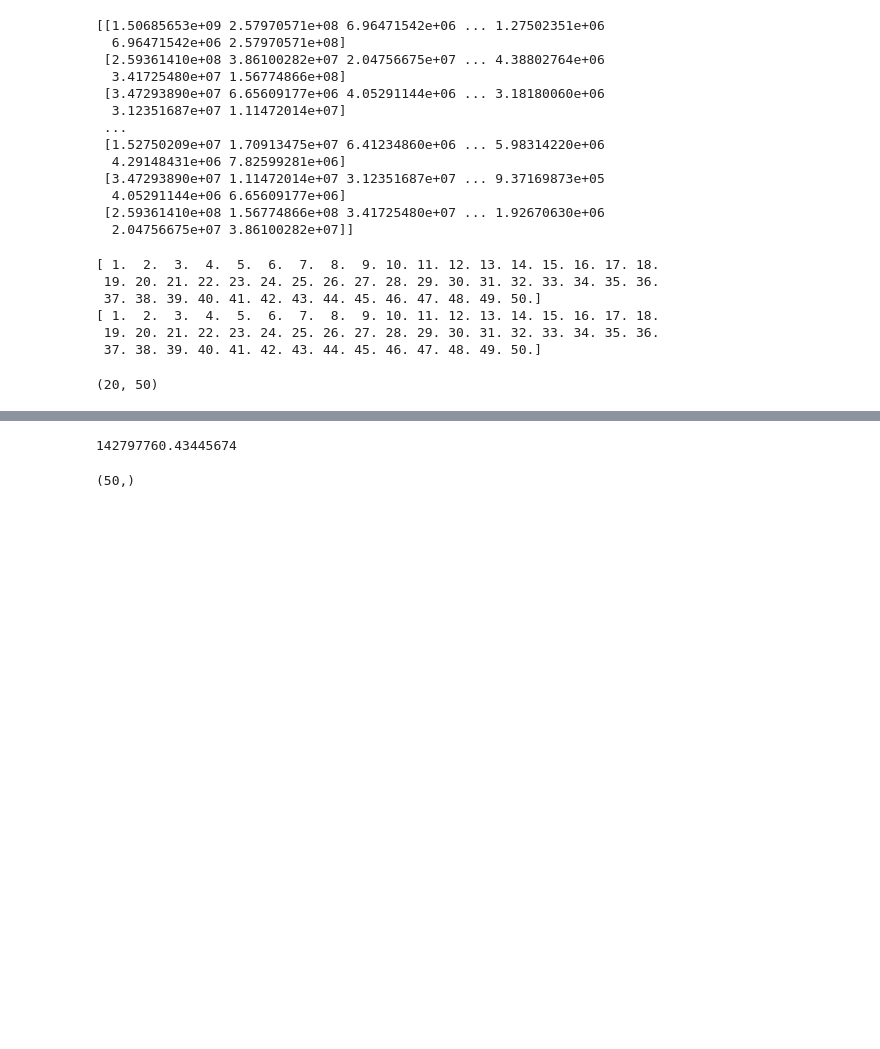
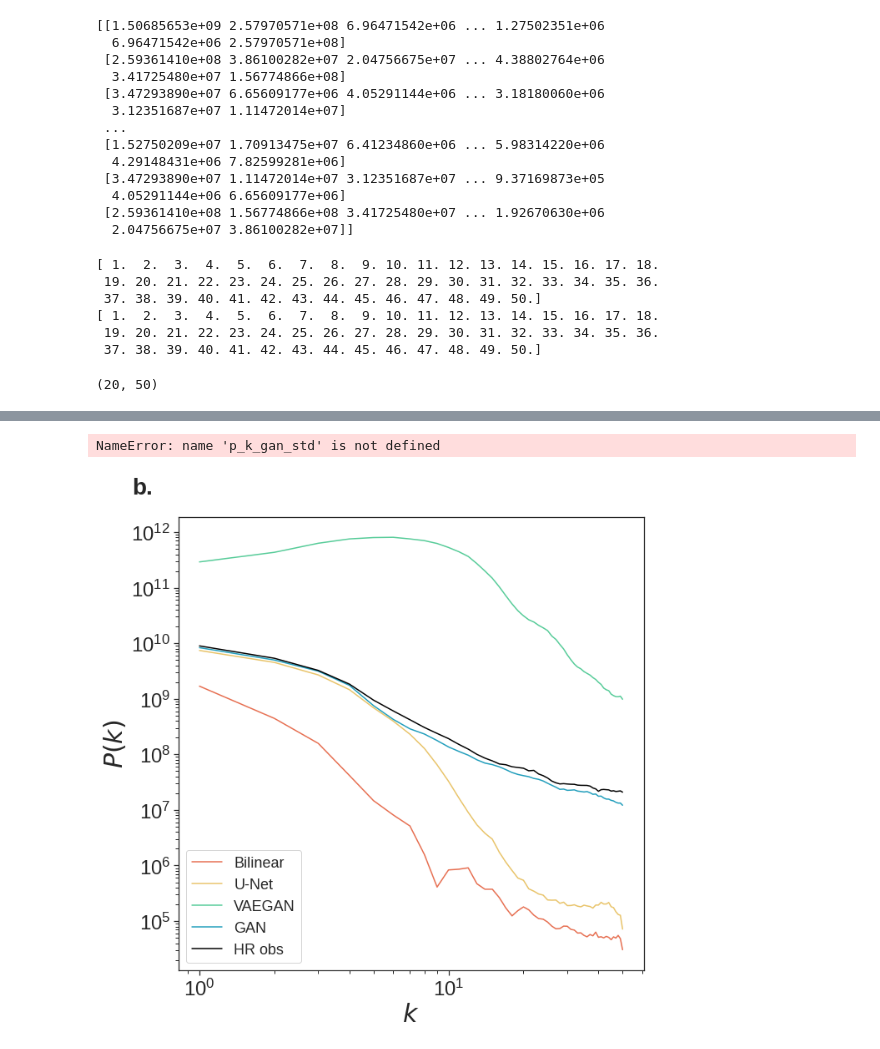
Before and after one commit to vosps/tropical_cyclone, a Jupyter notebook: figures/5_power_spectra.ipynb, the cells around one changed output, grey strips where cells are left out. Cells and saved outputs as stored; diff of their text form; code cells hidden in the pictures; blank space fills up the shorter version.

```diff
--- a/figures/5_power_spectra.ipynb
+++ b/figures/5_power_spectra.ipynb
@@ -60,6 +60,7 @@ grid_out = {"lon": np.linspace(0, 100, 100), "lat": np.linspace(0, 100, 100)}
 regridder = xe.Regridder(grid_in, grid_out, "bilinear")
 inputs_hr = regridder(inputs)
 hrmip_hr = regridder(hrmip)
+inputs_x_hr = regridder(inputs_x)
 # %%
 lsb_real = log_spectral_batch(real)
 lsb_gan = log_spectral_batch(pred_gan)
@@ -288,4 +289,0 @@ print(p_k_gan_ensemble)
-# %%
-p_k_vaegan_std
-# %% [output]
-142797760.43445674
@@ -292,4 +292,14 @@ p_k_vaegan_std
 # %%
-print(p_k_gan_std.shape)
+# print(p_k_gan_std.shape)
 # %% [output]
-(50,)
+NameError: name 'p_k_gan_std' is not defined
+# %%
+inputs_x_max = np.max(inputs_x,axis=(1,2))
+max_idx = list(np.argpartition(inputs_x_max, -100)[-100:])
+pred_vaegan_x = pred_vaegan_x[max_idx]
+pred_gan_x = pred_gan_x[max_idx]
+real_x = real_x[max_idx]
+pred_vaegan_ensemble_x = pred_vaegan_ensemble_x[max_idx]
+pred_gan_ensemble_x = pred_gan_ensemble_x[max_idx]
+inputs_hr_x = inputs_x_hr[max_idx]
+pred_cnn_x = pred_cnn_x[max_idx]
@@ -295,0 +341,33 @@ print(p_k_gan_std.shape)
+# %%
+k_vaegan_min,p_k_vaegan_min = k_vaegan_ensemble[0],np.min(p_k_vaegan_ensemble,axis=0)
+k_vaegan_max,p_k_vaegan_max = k_vaegan_ensemble[0],np.max(p_k_vaegan_ensemble,axis=0)
+k_gan_min,p_k_gan_min = k_gan_ensemble[0],np.min(p_k_gan_ensemble,axis=0)
+k_gan_max,p_k_gan_max = k_gan_ensemble[0],np.max(p_k_gan_ensemble,axis=0)
+
+k_vaegan_ensemble,p_k_vaegan_ensemble = k_vaegan_ensemble[0],np.mean(p_k_vaegan_ensemble,axis=0)
+k_gan_ensemble,p_k_gan_ensemble = k_gan_ensemble[0],np.mean(p_k_gan_ensemble,axis=0)
+# %%
+fig, axes = plt.subplots(1, 1, figsize=(10, 10), sharey=False)
+plt.style.use('seaborn-ticks')
+plt.rcParams["figure.figsize"] = (10,10)
+sns.set_context("notebook")
+# print(k)
+# print(p_k)
+plt.loglog(k_inputs,p_k_inputs,color='#e76f51')
+plt.loglog(k_unet,p_k_unet,color='#e9c46a')
+plt.loglog(k_vaegan_ensemble,p_k_vaegan_ensemble,color='#57cc99')
+plt.loglog(k_gan_ensemble,p_k_gan_ensemble,color='#219ebc')
+# plt.loglog(k_gan_ensemble[0],p_k_gan_ensemble[0],color='#219ebc')
+plt.loglog(k_real,p_k_real,color='black')
+axes.text(-0.1, 1.05, 'b.', transform=axes.transAxes, size=28, weight='bold')
+
+plt.xlabel("$k$",fontsize=30)
+plt.xticks(fontsize=24)
+plt.yticks(fontsize=24)
+plt.ylabel("$P(k)$",fontsize=30)
+plt.legend(['Bilinear','U-Net','VAEGAN','GAN','HR obs'],frameon=True,fontsize=18)
+# plt.fill_between(k_vaegan_ensemble, p_k_vaegan_min,p_k_vaegan_max,color='#57cc99',alpha=0.2)
+# plt.fill_between(k_gan_ensemble, p_k_gan_min,p_k_gan_max,color='#219ebc',alpha=0.2)
+plt.savefig('figure5-power_spectra-test-extreme.png',bbox_inches='tight',dpi=600)
+# %% [output]
+[figure, added]
```
Also changed, not shown: parts of 5 cells of this notebook, 15 other files.
